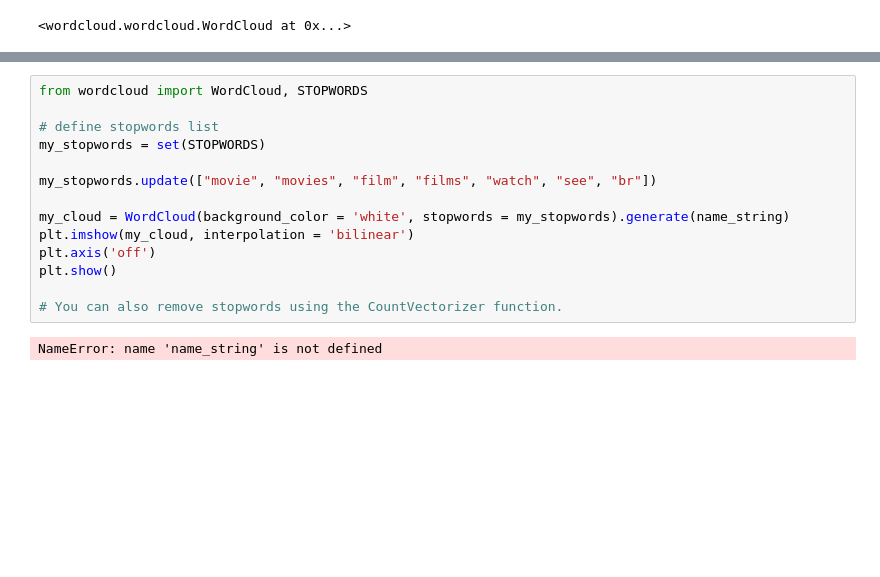
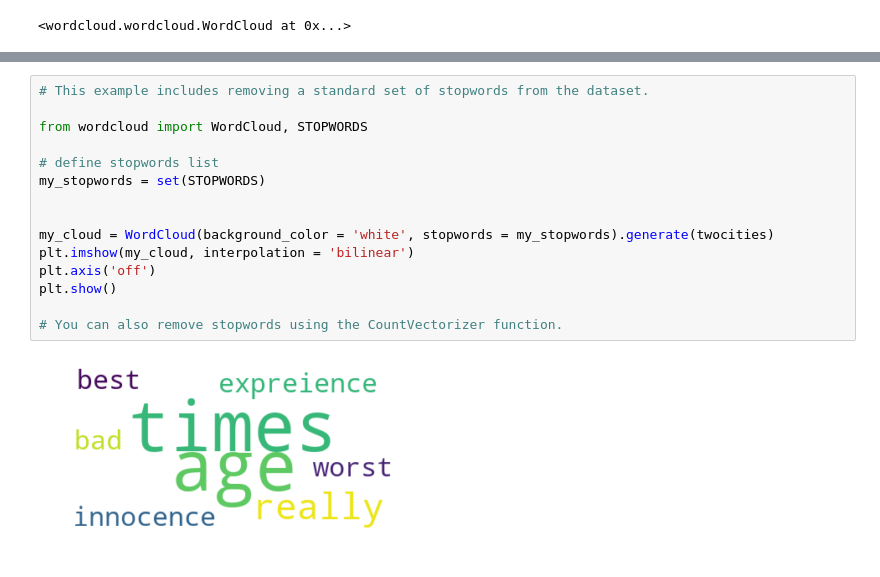
Before and after one commit to DHUM72500/Week13, a Jupyter notebook: week13.ipynb, the cells around one changed output, grey strips where cells are left out. Saved outputs shown, nothing was run; the diff lists cells and outputs as text; blank space fills up the shorter version.

```diff
--- a/week13.ipynb
+++ b/week13.ipynb
@@ -49,16 +55,17 @@ plt.show()
 # %%
+# This example includes removing a standard set of stopwords from the dataset.
+
 from wordcloud import WordCloud, STOPWORDS
 
 # define stopwords list
 my_stopwords = set(STOPWORDS)
 
-my_stopwords.update(["movie", "movies", "film", "films", "watch", "see", "br"])
 
-my_cloud = WordCloud(background_color = 'white', stopwords = my_stopwords).generate(name_string)
+my_cloud = WordCloud(background_color = 'white', stopwords = my_stopwords).generate(twocities)
 plt.imshow(my_cloud, interpolation = 'bilinear')
 plt.axis('off')
 plt.show()
 
 # You can also remove stopwords using the CountVectorizer function.
 # %% [output]
-NameError: name 'name_string' is not defined
+[figure, added]
```
Also changed, not shown: parts of 4 cells of this notebook.
